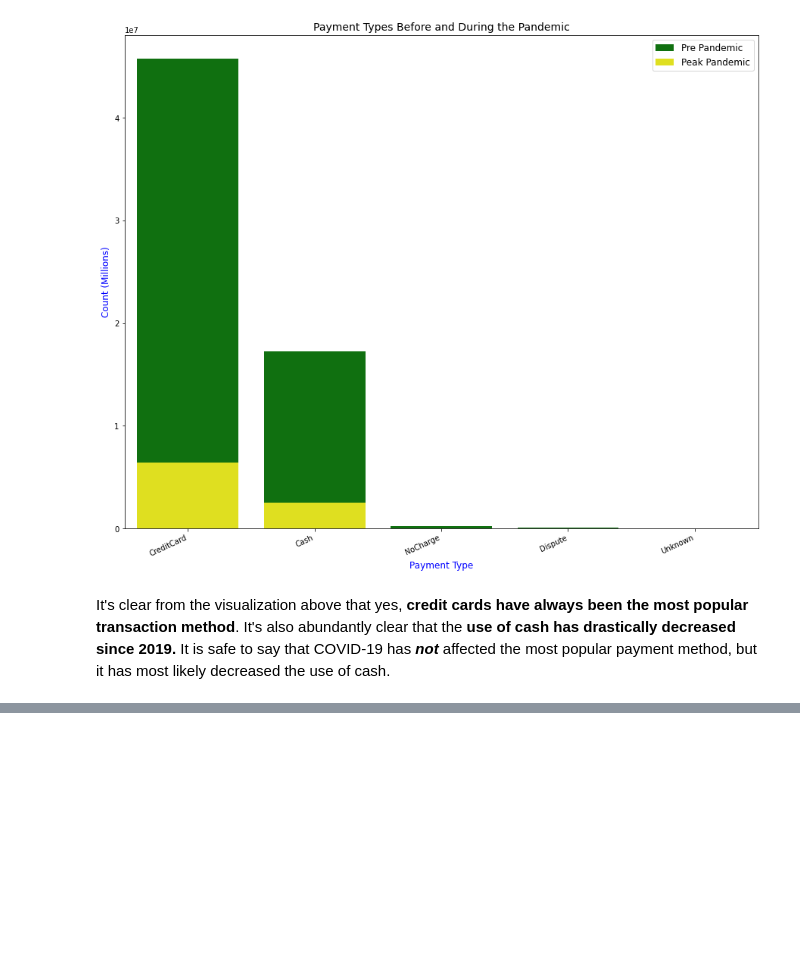
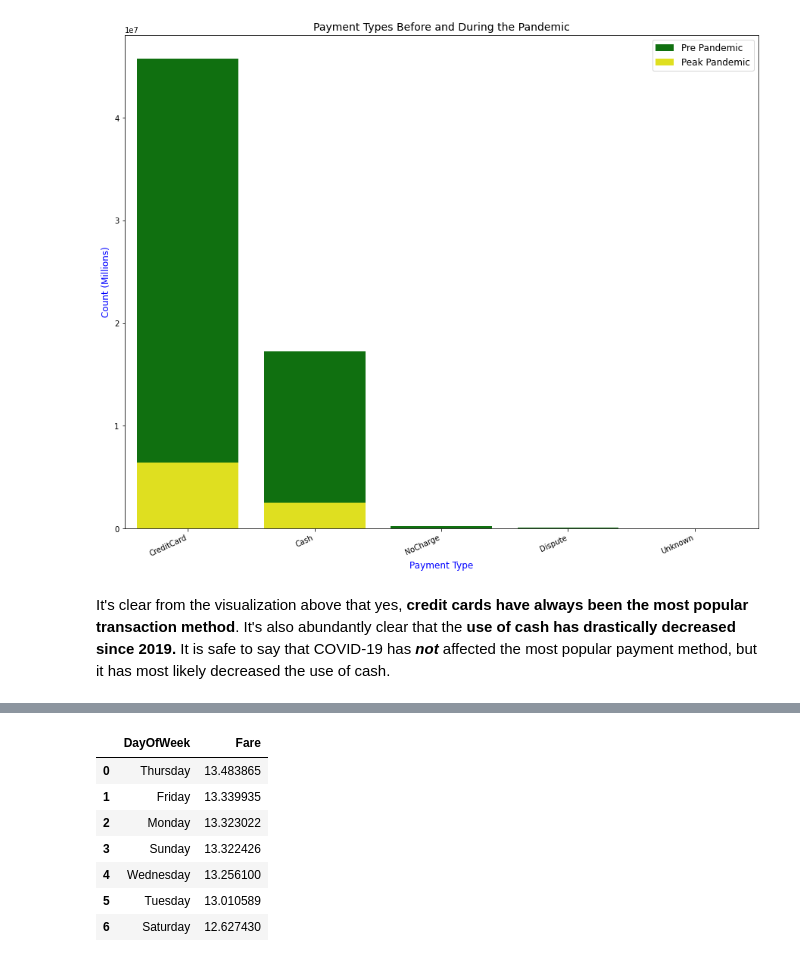
Before and after one commit to samtuleen/nyc-taxis-vs-covid, a Jupyter notebook: notebook1.ipynb, the cells around one changed output, grey strips where cells are left out. Cells and saved outputs as stored; diff of their text form; code cells hidden in the pictures; blank space fills up the shorter version.

```diff
--- a/notebook1.ipynb
+++ b/notebook1.ipynb
@@ -224,0 +254,14 @@ It's clear from the visualization above that yes, **credit cards have always bee
+# %%
+day_fare = pd.DataFrame(day_fare)
+day_fare = day_fare.sort_values('Fare', ascending=False)
+day_fare.reset_index(inplace=True)
+day_fare.head(7)
+# %% [output]
+|  | DayOfWeek | Fare |
+| 0 | Thursday | 13.483865 |
+| 1 | Friday | 13.339935 |
+| 2 | Monday | 13.323022 |
+| 3 | Sunday | 13.322426 |
+| 4 | Wednesday | 13.256100 |
+| 5 | Tuesday | 13.010589 |
+| 6 | Saturday | 12.627430 |
```
Also changed, not shown: parts of 6 cells of this notebook.
